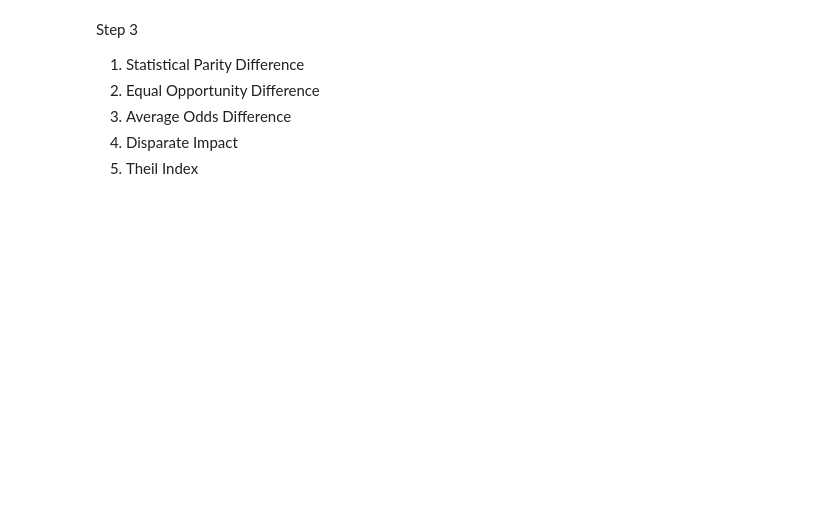
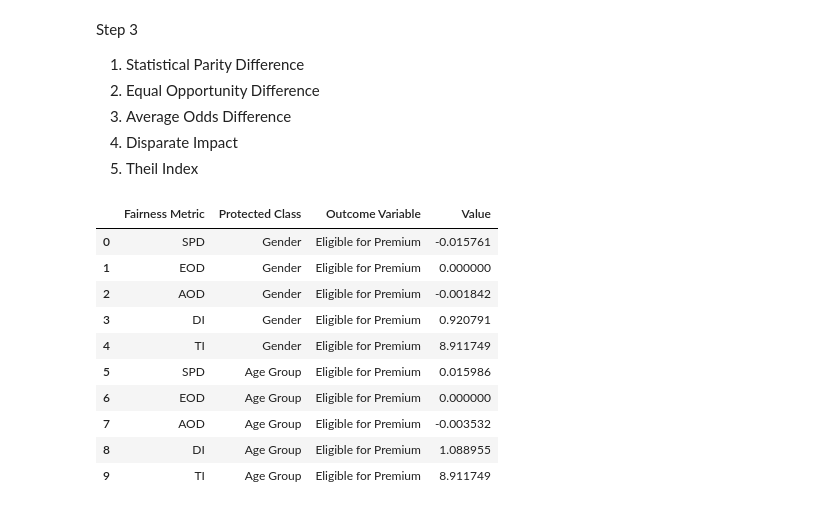
Before and after one commit to iceaiai/CS-Kid-teaching, a Jupyter notebook: AIES_final_project.ipynb, the cells around one changed output. Saved outputs shown, nothing was run; the diff lists cells and outputs as text; code cells hidden in the pictures; blank space fills up the shorter version.

```diff
--- a/AIES_final_project.ipynb
+++ b/AIES_final_project.ipynb
@@ -223,0 +185,90 @@ def theil_index(df, predicted_col='predicted'):
+# %%
+import numpy as np
+
+
+# SPD: SPD = P(Ŷ = 1 | A = 0) - P(Ŷ = 1 | A = 1)
+# Imagine 100 male and 100 female applying for credit card. If 70 male and 50 female are approved, then:SPD = 70/100−50/100=0.2
+def statistical_parity_difference(df, protected_col, privileged_group, predicted_col):
+    p_privileged = df[df[protected_col] == privileged_group][predicted_col].mean()# mean = all 1(TP)/all 1+0 (TP+FN) only valid for binary
+    p_unprivileged = df[df[protected_col] != privileged_group][predicted_col].mean()
+    return p_privileged - p_unprivileged
+#TPR = TP/(TP+FN)
+def true_positive_rate(df, protected_col, privileged_group, predicted_col, actual_col):
+    df_pos = df[df[actual_col] == 1] #all positive. including the one which will be marked to negative (FN)
+    privileged_group_df = df_pos[df_pos[protected_col] == privileged_group]
+    tpr_privileged = (privileged_group_df[predicted_col] == 1).mean()
+
+    unprivileged_group_df = df_pos[df_pos[protected_col] != privileged_group]
+    tpr_unprivileged = (unprivileged_group_df[predicted_col] == 1).mean()
+    return tpr_privileged, tpr_unprivileged
+
+# EOD: P(Ŷ = 1 | A = 0, Y = 1) - P(Ŷ = 1 | A = 1, Y = 1)
+#Imagine 50 male and 50 female are qualified. If 40 male and 30 female are approved, then: EOD = 40/50−30/50=0.2
+def equal_opportunity_difference(df, protected_col, privileged_group, predicted_col, actual_col):
+    tpr_privileged, tpr_unprivileged = true_positive_rate(df, protected_col, privileged_group, predicted_col, actual_col)
+    return tpr_privileged - tpr_unprivileged
+
+def false_positive_rate(df, protected_col, privileged_group, predicted_col, actual_col):
+    df_neg = df[df[actual_col] == 0]
+    fpr_privileged = (df_neg[df_neg[protected_col] == privileged_group][predicted_col] == 1).mean()
+    fpr_unprivileged = (df_neg[df_neg[protected_col] != privileged_group][predicted_col] == 1).mean()
+    return fpr_privileged, fpr_unprivileged
+
+# AOD: 1/2 [(FPR₀ - FPR₁) + (TPR₀ - TPR₁)]
+#Suppose for all male and female not actually qualified (true negatives), 10 male and 20 female were incorrectly approved (false positives):
+#AOD = 1/2 * ((40/50-30/50)+(10/50-20/50))=0
+def average_odds_difference(df, protected_col, privileged_group, predicted_col, actual_col):
+    tpr_privileged, tpr_unprivileged = true_positive_rate(df, protected_col, privileged_group, predicted_col, actual_col)
+    fpr_privileged, fpr_unprivileged = false_positive_rate(df, protected_col, privileged_group, predicted_col, actual_col)
+    return 0.5 * ((tpr_privileged - tpr_unprivileged) + (fpr_privileged - fpr_unprivileged))
+
+# DI: P(Ŷ = 1 | A = 0) / P(Ŷ = 1 | A = 1)
+# Easy: DI = 0.7/0.5 = 1.4
+def disparate_impact(df, protected_col, privileged_group, predicted_col):
+    p_privileged = df[df[protected_col] == privileged_group][predicted_col].mean()
+    p_unprivileged = df[df[protected_col] != privileged_group][predicted_col].mean()
+    return p_privileged / p_unprivileged
+
+# TI: 1/N ∑ᵢ (ŷᵢ/μ) * log(ŷᵢ/μ)
+def theil_index(df, predicted_col):
+    y_pred = df[predicted_col]
+    y_mean = y_pred.mean()
+    theil = (y_pred / y_mean * np.log(y_pred / y_mean)).mean()
+    return theil
+
+# Calculate metrics for male
+
+spd_gender_premium = statistical_parity_difference(df_clean, 'gender', 'Male', 'eligible_for_premium')
+eod_gender_premium = equal_opportunity_difference(df_clean, 'gender', 'Male', 'eligible_for_premium', 'default')
+aod_gender_premium = average_odds_difference(df_clean, 'gender', 'Male', 'eligible_for_premium', 'default')
+di_gender_premium = disparate_impact(df_clean, 'gender', 'Male', 'eligible_for_premium')
+ti_gender_premium = theil_index(df_clean, 'eligible_for_premium')
+
+# Calculate metrics for 28-40 Group
+spd_age_premium = statistical_parity_difference(df_clean, 'age_group', '28-40', 'eligible_for_premium')
+eod_age_premium = equal_opportunity_difference(df_clean, 'age_group', '28-40', 'eligible_for_premium', 'default')
+aod_age_premium = average_odds_difference(df_clean, 'age_group', '28-40', 'eligible_for_premium', 'default')
+di_age_premium = disparate_impact(df_clean, 'age_group', '28-40', 'eligible_for_premium')
+ti_age_premium = theil_index(df_clean, 'eligible_for_premium')
+
+# Compile results into a table
+results = pd.DataFrame({
+    'Fairness Metric': ['SPD', 'EOD', 'AOD', 'DI', 'TI', 'SPD', 'EOD', 'AOD', 'DI', 'TI'],
+    'Protected Class': ['Gender', 'Gender', 'Gender', 'Gender', 'Gender', 'Age Group', 'Age Group', 'Age Group', 'Age Group', 'Age Group'],
+    'Outcome Variable': ['Eligible for Premium']*10,
+    'Value': [spd_gender_premium, eod_gender_premium, aod_gender_premium, di_gender_premium, ti_gender_premium,
+              spd_age_premium, eod_age_premium, aod_age_premium, di_age_premium, ti_age_premium]
+})
+results
+# %% [output]
+|  | Fairness Metric | Protected Class | Outcome Variable | Value |
+| 0 | SPD | Gender | Eligible for Premium | -0.015761 |
+| 1 | EOD | Gender | Eligible for Premium | 0.000000 |
+| 2 | AOD | Gender | Eligible for Premium | -0.001842 |
+| 3 | DI | Gender | Eligible for Premium | 0.920791 |
+| 4 | TI | Gender | Eligible for Premium | 8.911749 |
+| 5 | SPD | Age Group | Eligible for Premium | 0.015986 |
+| 6 | EOD | Age Group | Eligible for Premium | 0.000000 |
+| 7 | AOD | Age Group | Eligible for Premium | -0.003532 |
+| 8 | DI | Age Group | Eligible for Premium | 1.088955 |
+| 9 | TI | Age Group | Eligible for Premium | 8.911749 |
```
Also changed, not shown: parts of 14 cells of this notebook.
